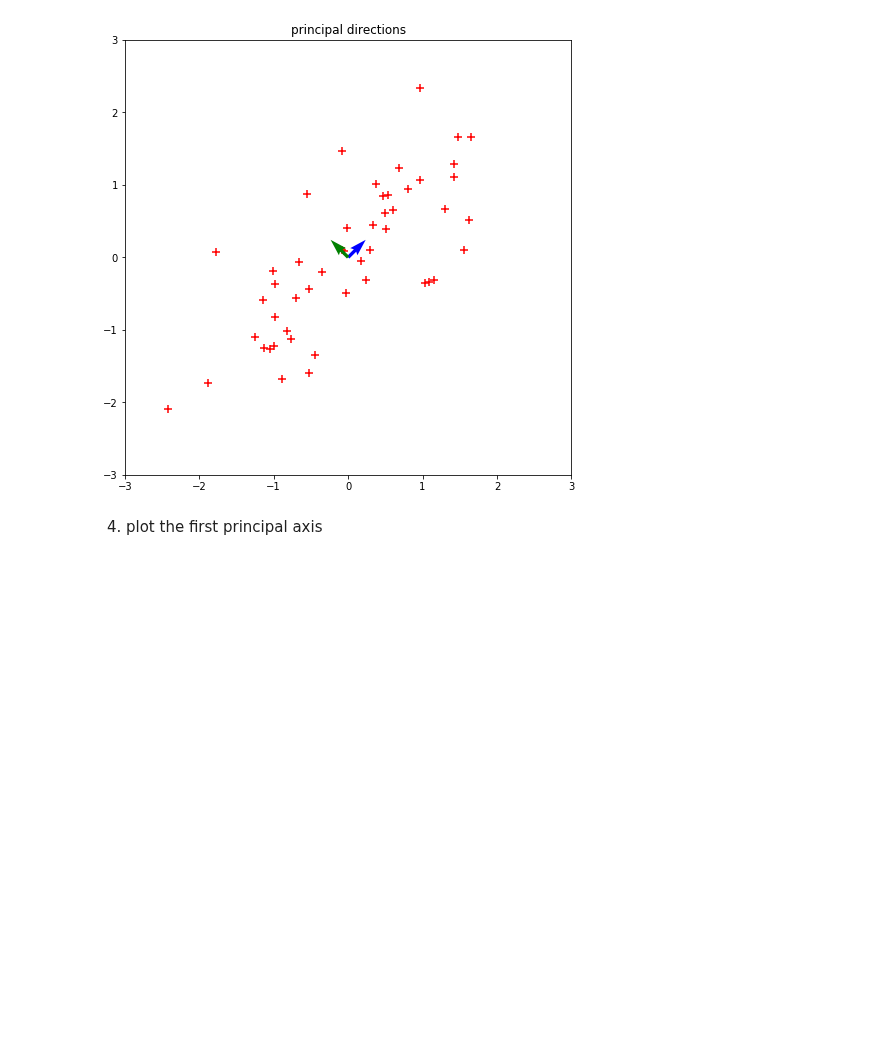
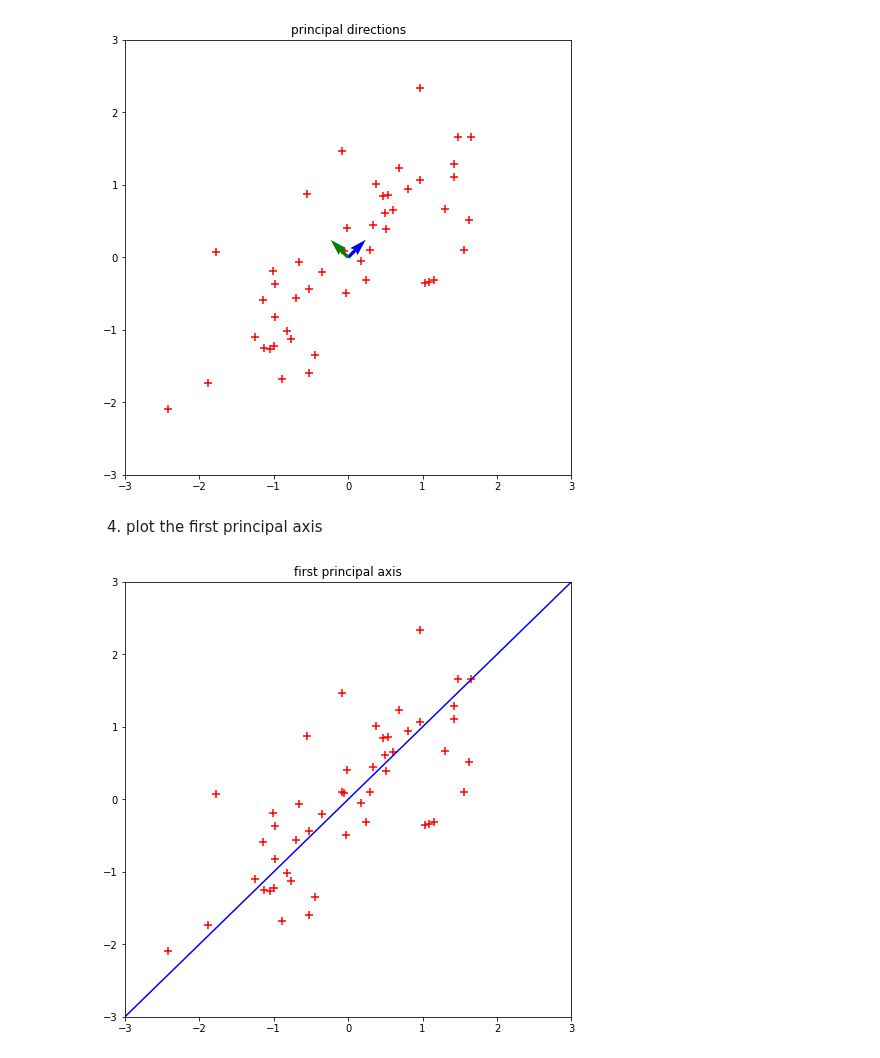
Before and after one commit to insu0929/mlproject, a Jupyter notebook: assign08_20140313.ipynb, the cells around one changed output. Saved outputs shown, nothing was run; the diff lists cells and outputs as text; code cells hidden in the pictures; blank space fills up the shorter version.

```diff
--- a/assign08_20140313.ipynb
+++ b/assign08_20140313.ipynb
@@ -97,8 +100,10 @@ plt.show()
 # %%
 plt.figure(1, figsize=(8,8))
 plt.xlim(-3,3)
 plt.ylim(-3,3)
 plt.scatter(xn,yn, c='r', s=80, marker='+')
-plt.plt()
-plt.title('principal directions')
+plt.plot(p_axisX1, p_axisY1, color='b')
+plt.title('first principal axis')
 plt.show()
+# %% [output]
+[figure, added]
```
Also changed, not shown: parts of 6 cells of this notebook.
